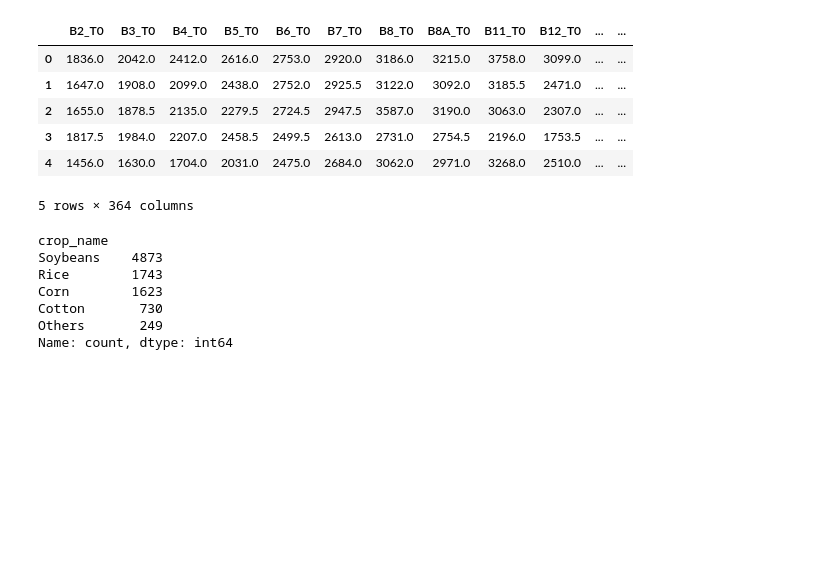
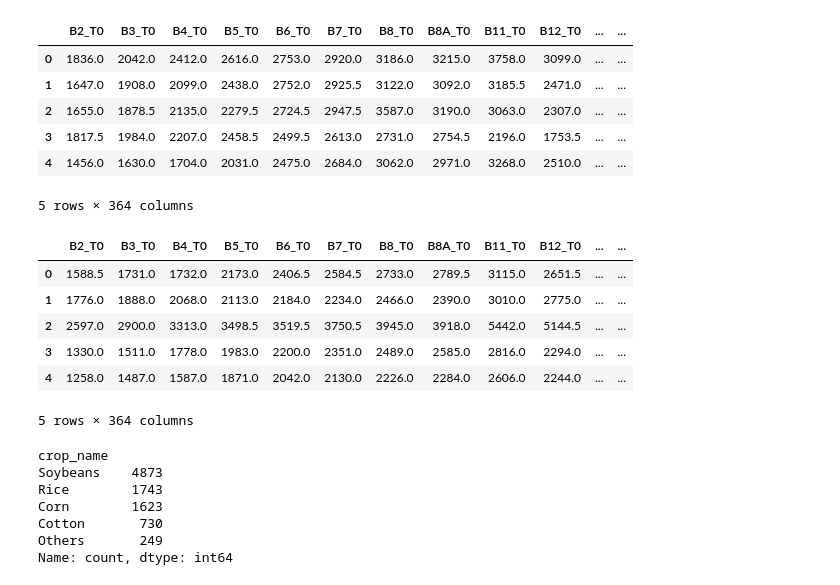
Before and after one commit to Zayazemirline/projectReseauDeNeurones-ML-, a Jupyter notebook: MCTNet.ipynb, the cells around one changed output. Drawn from its saved outputs; the diff is of its cells as text; code cells hidden in the pictures; blank space fills up the shorter version.

```diff
--- a/MCTNet.ipynb
+++ b/MCTNet.ipynb
@@ -74,6 +92,7 @@ nouvel_ordre = [
     'crop_label','latitude','longitude','crop_name'
 ]
 df_a=df_a[nouvel_ordre]
+df_c=df_c[nouvel_ordre]
 # %%
 df_a.head()
 # %% [output]
@@ -84,6 +103,16 @@ df_a.head()
 | 3 | 1817.5 | 1984.0 | 2207.0 | 2458.5 | 2499.5 | 2613.0 | 2731.0 | 2754.5 | 2196.0 | 1753.5 | ... | ... |
 | 4 | 1456.0 | 1630.0 | 1704.0 | 2031.0 | 2475.0 | 2684.0 | 3062.0 | 2971.0 | 3268.0 | 2510.0 | ... | ... |
 5 rows × 364 columns
+# %%
+df_c.head()
+# %% [output]
+|  | B2_T0 | B3_T0 | B4_T0 | B5_T0 | B6_T0 | B7_T0 | B8_T0 | B8A_T0 | B11_T0 | B12_T0 | ... | ... |
+| 0 | 1588.5 | 1731.0 | 1732.0 | 2173.0 | 2406.5 | 2584.5 | 2733.0 | 2789.5 | 3115.0 | 2651.5 | ... | ... |
+| 1 | 1776.0 | 1888.0 | 2068.0 | 2113.0 | 2184.0 | 2234.0 | 2466.0 | 2390.0 | 3010.0 | 2775.0 | ... | ... |
+| 2 | 2597.0 | 2900.0 | 3313.0 | 3498.5 | 3519.5 | 3750.5 | 3945.0 | 3918.0 | 5442.0 | 5144.5 | ... | ... |
+| 3 | 1330.0 | 1511.0 | 1778.0 | 1983.0 | 2200.0 | 2351.0 | 2489.0 | 2585.0 | 2816.0 | 2294.0 | ... | ... |
+| 4 | 1258.0 | 1487.0 | 1587.0 | 1871.0 | 2042.0 | 2130.0 | 2226.0 | 2284.0 | 2606.0 | 2244.0 | ... | ... |
+5 rows × 364 columns
 # %%
 df_a['crop_name'].value_counts()
 # %% [output]
```
Also changed, not shown: parts of 30 cells of this notebook, 1 other file.
